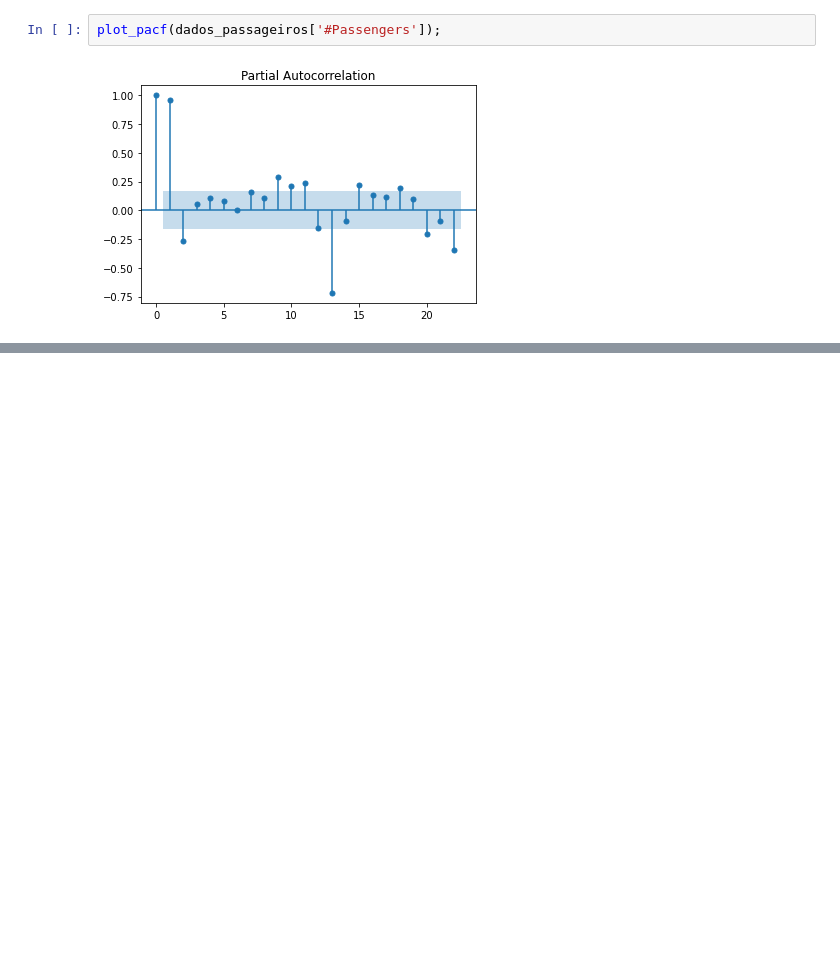
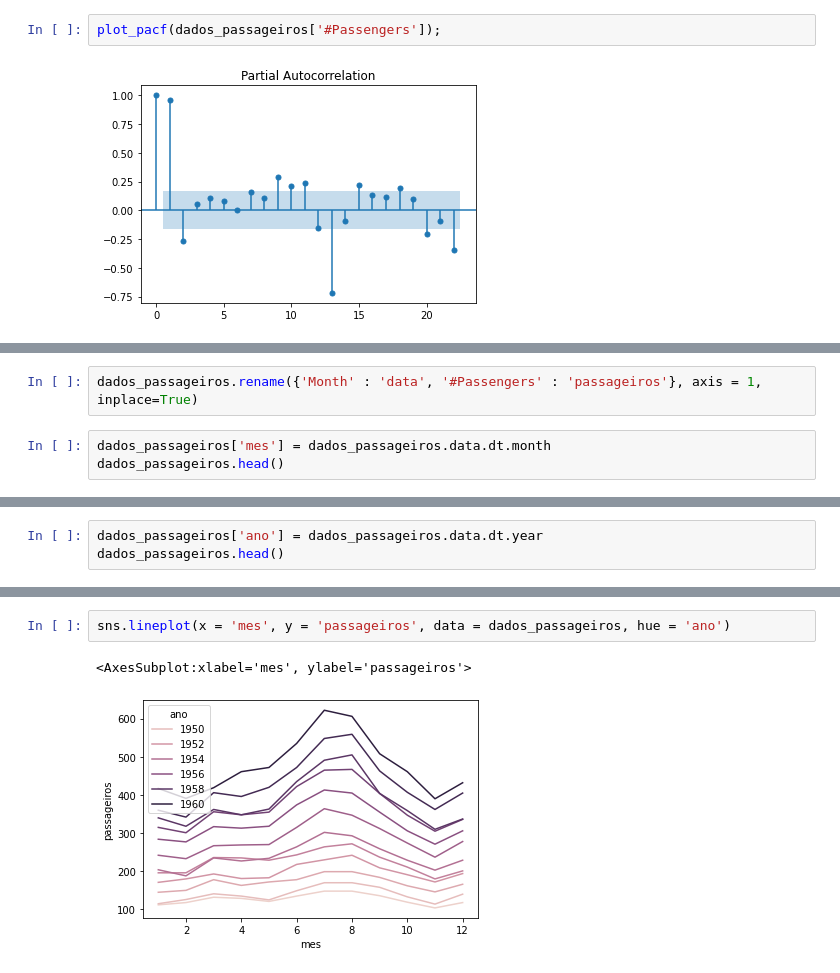
Before and after one commit to joutav/Bootcamp-data-science, a Jupyter notebook: modulo-4/analise-series-temporais/notebooks/projeto.ipynb, the cells around one changed output, grey strips where cells are left out. Drawn from its saved outputs; the diff is of its cells as text; blank space fills up the shorter version.

```diff
--- a/modulo-4/analise-series-temporais/notebooks/projeto.ipynb
+++ b/modulo-4/analise-series-temporais/notebooks/projeto.ipynb
@@ -236,0 +248,5 @@ plot_pacf(dados_passageiros['#Passengers']);
+# %%
+dados_passageiros.rename({'Month' : 'data', '#Passengers' : 'passageiros'}, axis = 1, inplace=True)
+# %%
+dados_passageiros['mes'] = dados_passageiros.data.dt.month
+dados_passageiros.head()
@@ -236,0 +260,3 @@ plot_pacf(dados_passageiros['#Passengers']);
+# %%
+dados_passageiros['ano'] = dados_passageiros.data.dt.year
+dados_passageiros.head()
@@ -236,0 +270,5 @@ plot_pacf(dados_passageiros['#Passengers']);
+# %%
+sns.lineplot(x = 'mes', y = 'passageiros', data = dados_passageiros, hue = 'ano')
+# %% [output]
+<AxesSubplot:xlabel='mes', ylabel='passageiros'>
+[figure, added]
```
Also changed, not shown: parts of 32 cells of this notebook.
